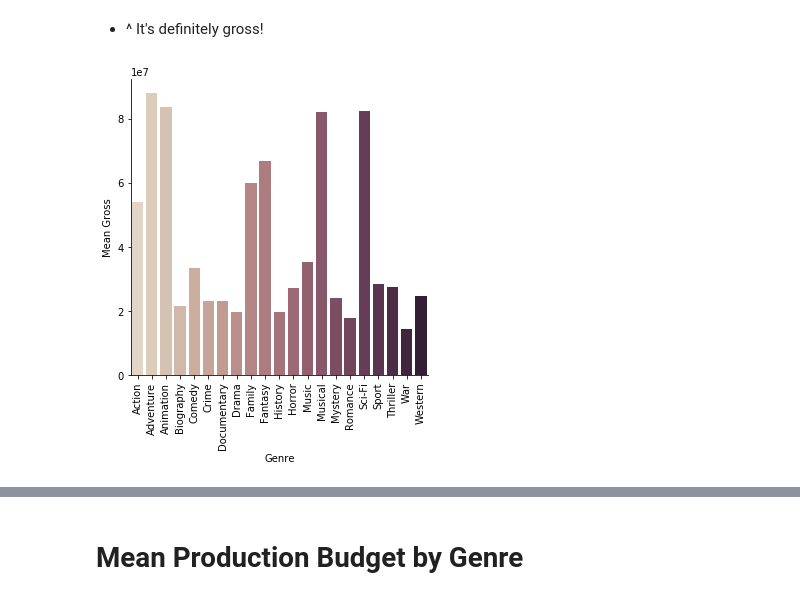
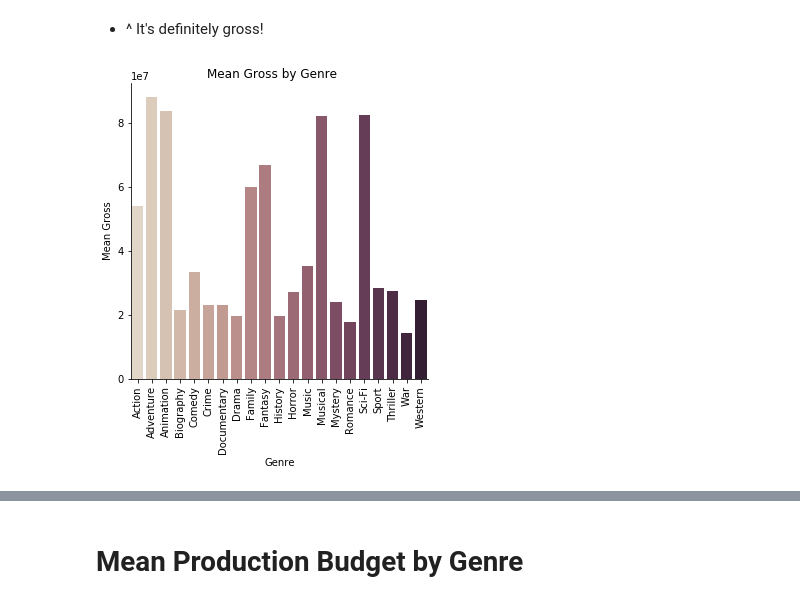
Before and after one commit to kailakay/dsc-mod-1-project-v2-1-onl01-dtsc-ft-041320, a Jupyter notebook: Plotting Genre Finance Info.ipynb, the cells around one changed output, grey strips where cells are left out. Cells and saved outputs as stored; diff of their text form; code cells hidden in the pictures.

```diff
--- a/Plotting Genre Finance Info.ipynb
+++ b/Plotting Genre Finance Info.ipynb
@@ -172,10 +159,10 @@ plt.show()
 # %%
 g = sns.catplot(x="Genre", y="Mean Gross", kind="bar", palette="ch:.25", data= grossData);
 g.set_xticklabels(rotation = 90)
-#plt.set_title("Mean Gross by Genre")
+g.fig.suptitle('Mean Gross by Genre')
 plt.show()
 # %% [output]
-[figure, old version]
+[figure, new version]
 # %%
 top7GrossingGenres = grossData.loc[grossData['Mean Gross'] >= grossData['Mean Gross'][0]]
 top5GrossingGenres = grossData.loc[grossData['Mean Gross'] >= grossData['Mean Gross'][9]]
```
Also changed, not shown: parts of 17 cells of this notebook, 3 other files.
